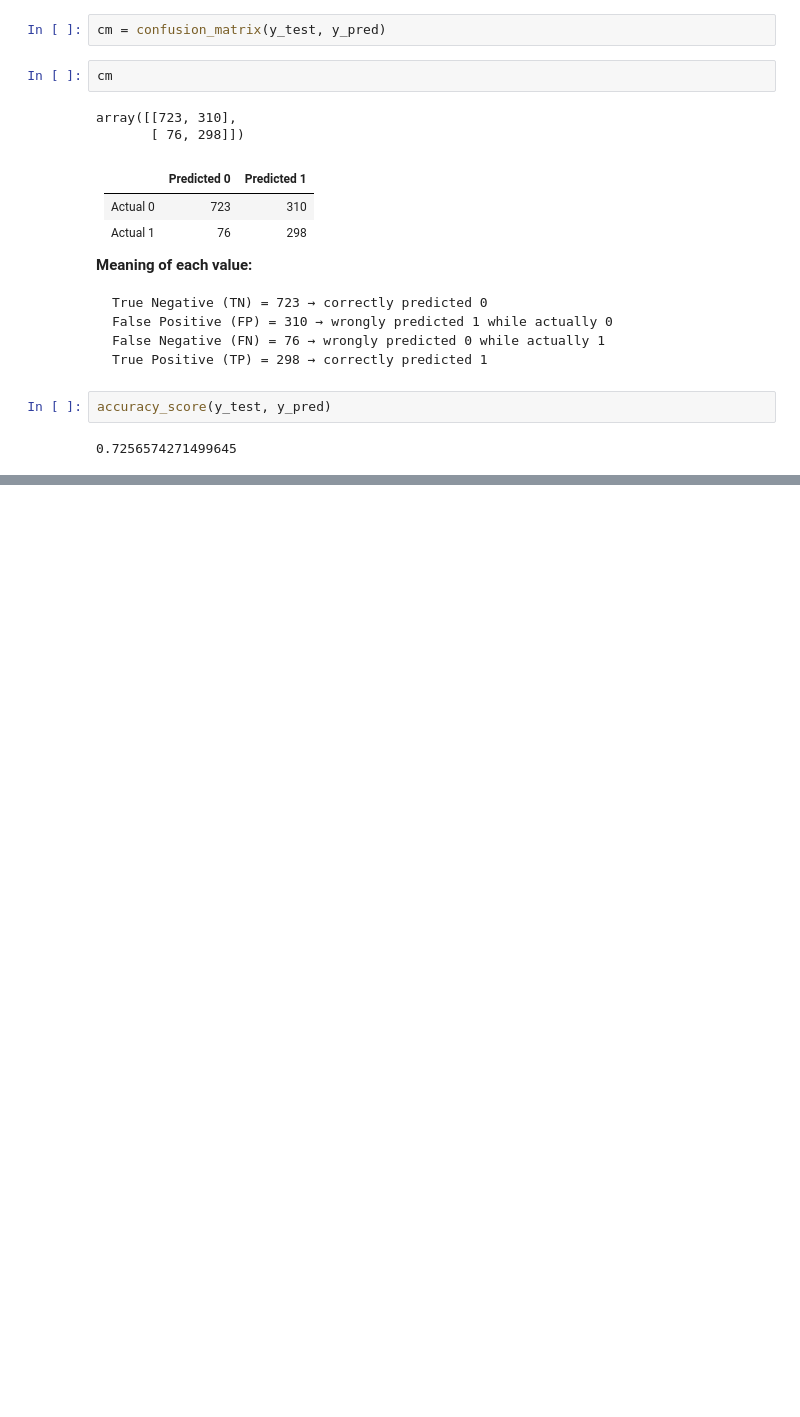
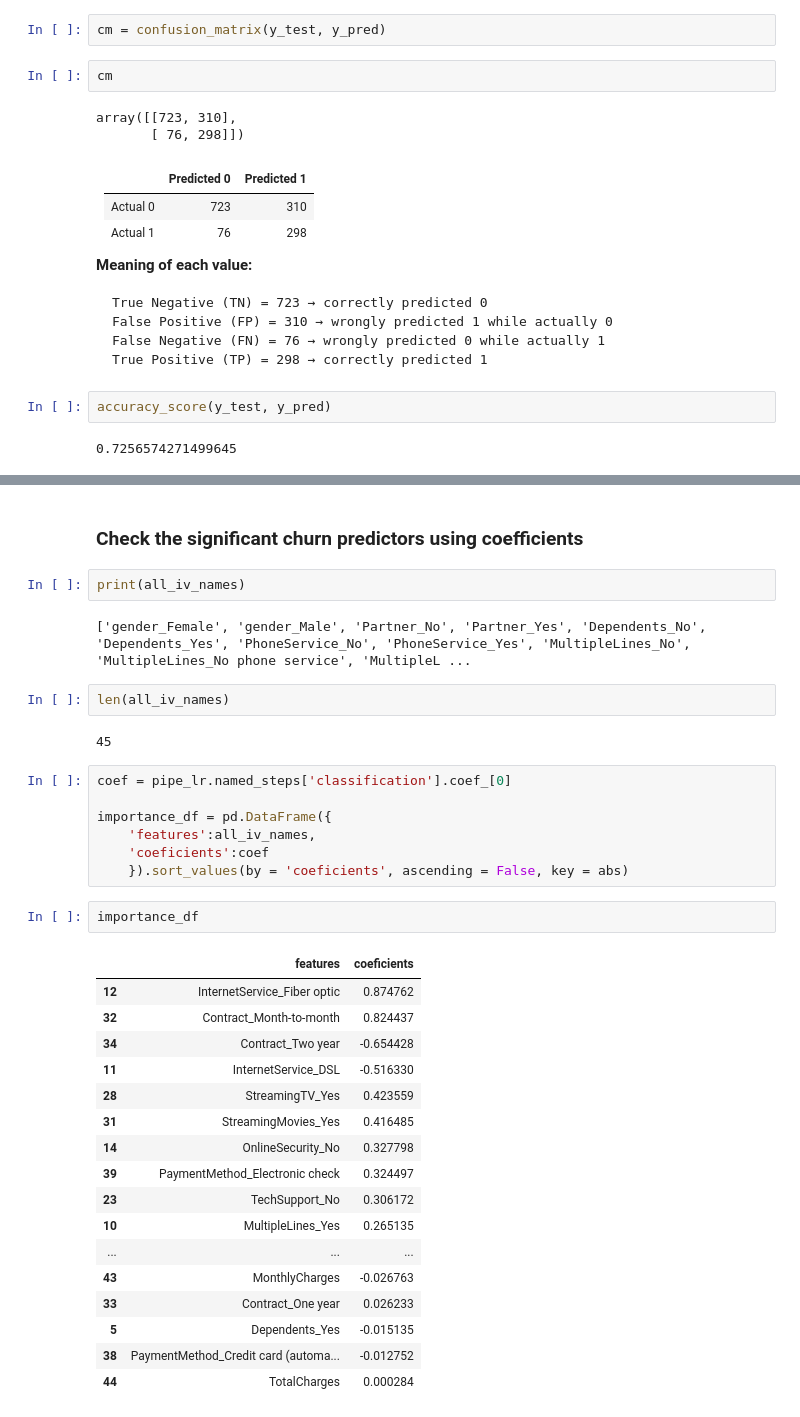
Before and after one commit to Durjoysarker-swarup/Machine-Learning, a Jupyter notebook: 1. Customer Churn Analysis/Customer Churn Analysis.ipynb, the cells around one changed output, grey strips where cells are left out. Drawn from its saved outputs; the diff is of its cells as text; blank space fills up the shorter version.

```diff
--- a/1. Customer Churn Analysis/Customer Churn Analysis.ipynb
+++ b/1. Customer Churn Analysis/Customer Churn Analysis.ipynb
@@ -731,0 +770,37 @@ accuracy_score(y_test, y_pred)
+# %% [markdown]
+###  Check the significant churn predictors using coefficients
+# %%
+print(all_iv_names)
+# %% [output]
+['gender_Female', 'gender_Male', 'Partner_No', 'Partner_Yes', 'Dependents_No', 'Dependents_Yes', 'PhoneService_No', 'PhoneService_Yes', 'MultipleLines_No', 'MultipleLines_No phone service', 'MultipleL ...
+# %%
+len(all_iv_names)
+# %% [output]
+45
+# %%
+coef = pipe_lr.named_steps['classification'].coef_[0]
+
+importance_df = pd.DataFrame({
+    'features':all_iv_names,
+    'coeficients':coef
+    }).sort_values(by = 'coeficients', ascending = False, key = abs)
+# %%
+importance_df
+# %% [output]
+|  | features | coeficients |
+| 12 | InternetService_Fiber optic | 0.874762 |
+| 32 | Contract_Month-to-month | 0.824437 |
+| 34 | Contract_Two year | -0.654428 |
+| 11 | InternetService_DSL | -0.516330 |
+| 28 | StreamingTV_Yes | 0.423559 |
+| 31 | StreamingMovies_Yes | 0.416485 |
+| 14 | OnlineSecurity_No | 0.327798 |
+| 39 | PaymentMethod_Electronic check | 0.324497 |
+| 23 | TechSupport_No | 0.306172 |
+| 10 | MultipleLines_Yes | 0.265135 |
+| ... | ... | ... |
+| 43 | MonthlyCharges | -0.026763 |
+| 33 | Contract_One year | 0.026233 |
+| 5 | Dependents_Yes | -0.015135 |
+| 38 | PaymentMethod_Credit card (automa... | -0.012752 |
+| 44 | TotalCharges | 0.000284 |
```
Also changed, not shown: parts of 9 cells of this notebook, 2 other files.
